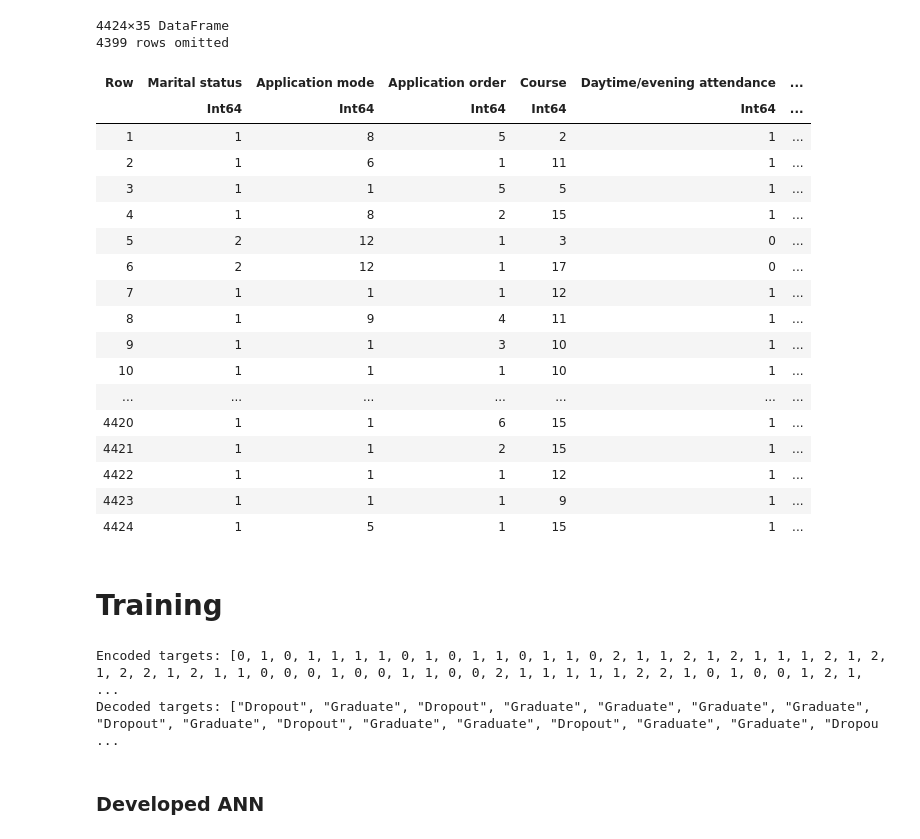
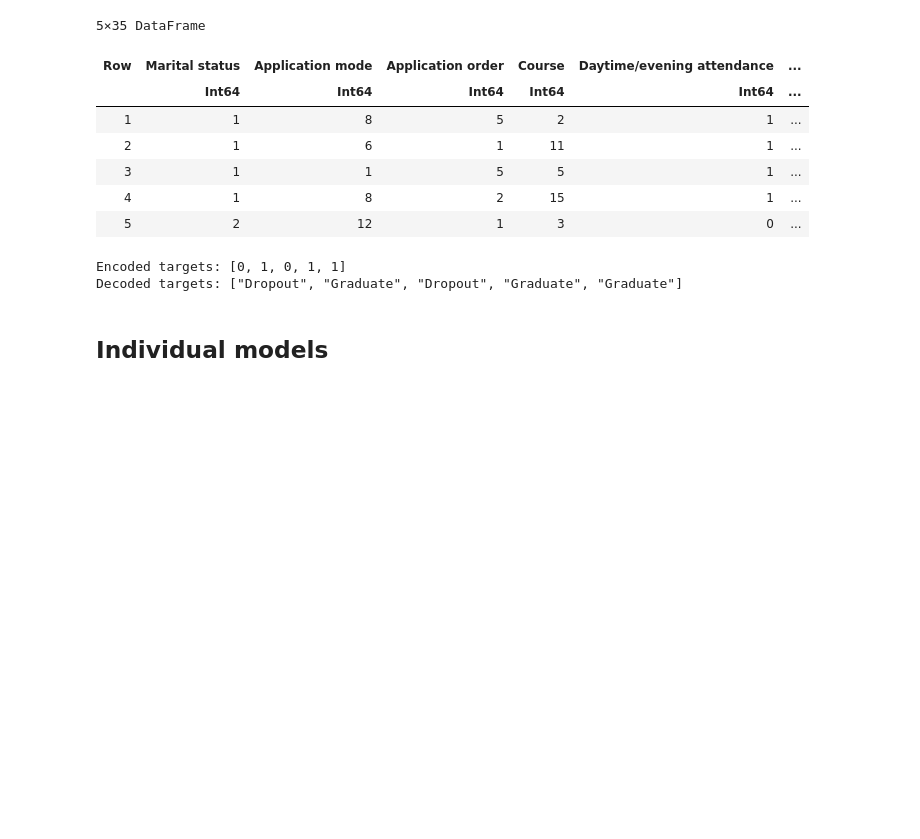
Before and after one commit to antongomez/Final-Project-ML, a Jupyter notebook: Training_BaseModels.ipynb, the cells around one changed output. Drawn from its saved outputs; the diff is of its cells as text; code cells hidden in the pictures; blank space fills up the shorter version.

Commit message:
Training individual models first approach

```diff
--- a/Training_BaseModels.ipynb
+++ b/Training_BaseModels.ipynb
@@ -36,38 +94,25 @@ trainClassEnsemble (generic function with 8 methods)
 # %%
 # Set the random seed for reproducibility
 Random.seed!(42)
 
 # Load the dataset
 dataset_path = "dataset.csv"
 data = CSV.read(dataset_path, DataFrame)
+data[1:5, :]
 # %% [output]
-4424×35 DataFrame
-4399 rows omitted
+5×35 DataFrame
 | Row | Marital status | Application mode | Application order | Course | Daytime/evening attendance | ... |
 |  | Int64 | Int64 | Int64 | Int64 | Int64 | ... |
 | 1 | 1 | 8 | 5 | 2 | 1 | ... |
 | 2 | 1 | 6 | 1 | 11 | 1 | ... |
 | 3 | 1 | 1 | 5 | 5 | 1 | ... |
 | 4 | 1 | 8 | 2 | 15 | 1 | ... |
 | 5 | 2 | 12 | 1 | 3 | 0 | ... |
-| 6 | 2 | 12 | 1 | 17 | 0 | ... |
-| 7 | 1 | 1 | 1 | 12 | 1 | ... |
-| 8 | 1 | 9 | 4 | 11 | 1 | ... |
-| 9 | 1 | 1 | 3 | 10 | 1 | ... |
-| 10 | 1 | 1 | 1 | 10 | 1 | ... |
-| ... | ... | ... | ... | ... | ... | ... |
-| 4420 | 1 | 1 | 6 | 15 | 1 | ... |
-| 4421 | 1 | 1 | 2 | 15 | 1 | ... |
-| 4422 | 1 | 1 | 1 | 12 | 1 | ... |
-| 4423 | 1 | 1 | 1 | 9 | 1 | ... |
-| 4424 | 1 | 5 | 1 | 15 | 1 | ... |
 # %%
 # Separate features and target
 target_column = :Target
 inputs = select(data, Not(target_column))
 targets = data[!, target_column];
-# %% [markdown]
-# Training
 # %%
 inputs = Float32.(Matrix(inputs))
 
@@ -77,22 +122,22 @@ label_mapping = Dict("Dropout" => 0, "Graduate" => 1, "Enrolled" => 2)
 # Encode the targets
 targets_label_encoded = [label_mapping[label] for label in targets]
 
-println("Encoded targets: ", targets_label_encoded)
+println("Encoded targets: ", targets_label_encoded[1:5])
 
 # To decode later, create a reverse mapping
 reverse_mapping = Dict(v => k for (k, v) in label_mapping)
 decoded_targets = [reverse_mapping[code] for code in targets_label_encoded]
 
-println("Decoded targets: ", decoded_targets)
+println("Decoded targets: ", decoded_targets[1:5])
 
-
+# Define the number of folds for cross-validation and obtain the indices
+Random.seed!(42)
 k = 5
 N = size(inputs, 1)
-Random.seed!(42)
 fold_indices = crossValidation(targets, k)
 metrics_to_save = [:accuracy, :precision, :recall, :f1_score];
 # %% [output]
-Encoded targets: [0, 1, 0, 1, 1, 1, 1, 0, 1, 0, 1, 1, 0, 1, 1, 0, 2, 1, 1, 2, 1, 2, 1, 1, 1, 2, 1, 2, 1, 2, 2, 1, 2, 1, 1, 0, 0, 0, 1, 0, 0, 1, 1, 0, 0, 2, 1, 1, 1, 1, 1, 2, 2, 1, 0, 1, 0, 0, 1, 2, 1, ...
-Decoded targets: ["Dropout", "Graduate", "Dropout", "Graduate", "Graduate", "Graduate", "Graduate", "Dropout", "Graduate", "Dropout", "Graduate", "Graduate", "Dropout", "Graduate", "Graduate", "Dropou ...
+Encoded targets: [0, 1, 0, 1, 1]
+Decoded targets: ["Dropout", "Graduate", "Dropout", "Graduate", "Graduate"]
-# %% [markdown]
-### Developed ANN
+# %% [markdown]
+## Individual models
```
Also changed, not shown: parts of 30 cells of this notebook, 7 other files.
